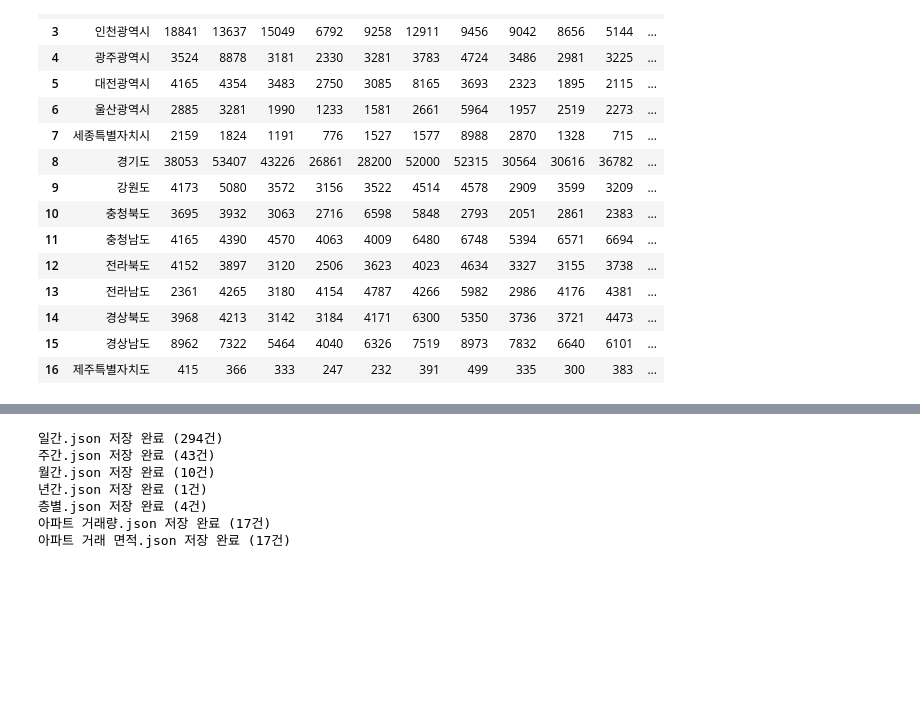
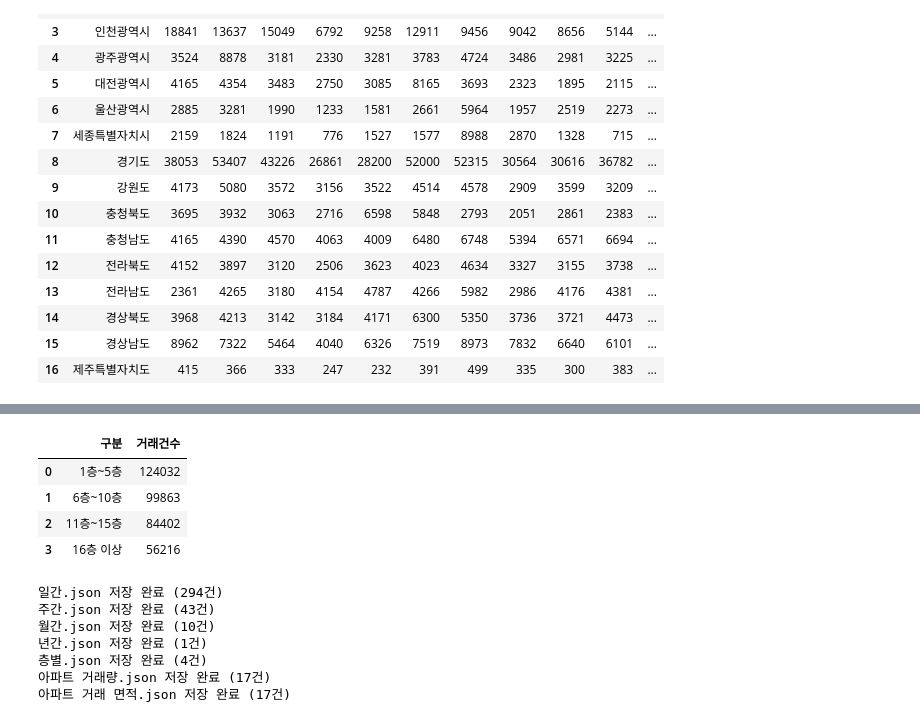
Before and after one commit to 2025-DongA-1/data-home, a Jupyter notebook: py/tojson.ipynb, the cells around one changed output, grey strips where cells are left out. Drawn from its saved outputs; the diff is of its cells as text; code cells hidden in the pictures; blank space fills up the shorter version.

```diff
--- a/py/tojson.ipynb
+++ b/py/tojson.ipynb
@@ -63,3 +80,12 @@ monthly_area_result
+# %%
+ffff=flo.floor_home(df['층'])
+ffff
+# %% [output]
+|  | 구분 | 거래건수 |
+| 0 | 1층~5층 | 124032 |
+| 1 | 6층~10층 | 99863 |
+| 2 | 11층~15층 | 84402 |
+| 3 | 16층 이상 | 56216 |
 # %%
 
 output = {
```
Also changed, not shown: parts of 5 cells of this notebook, 4 other files.
